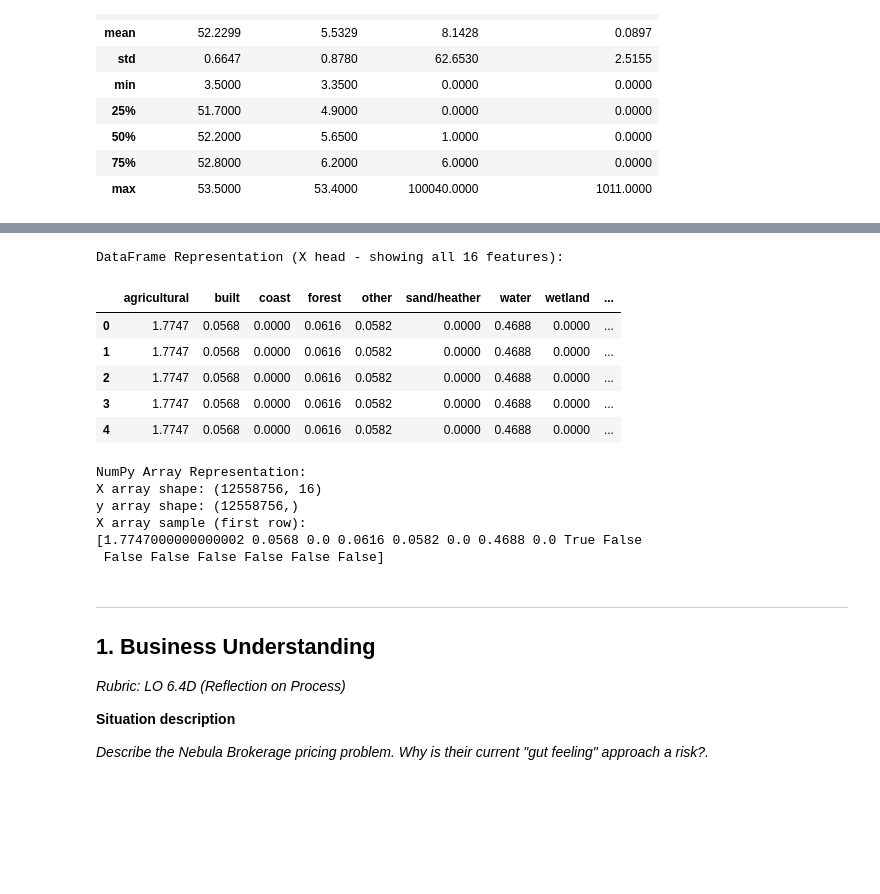
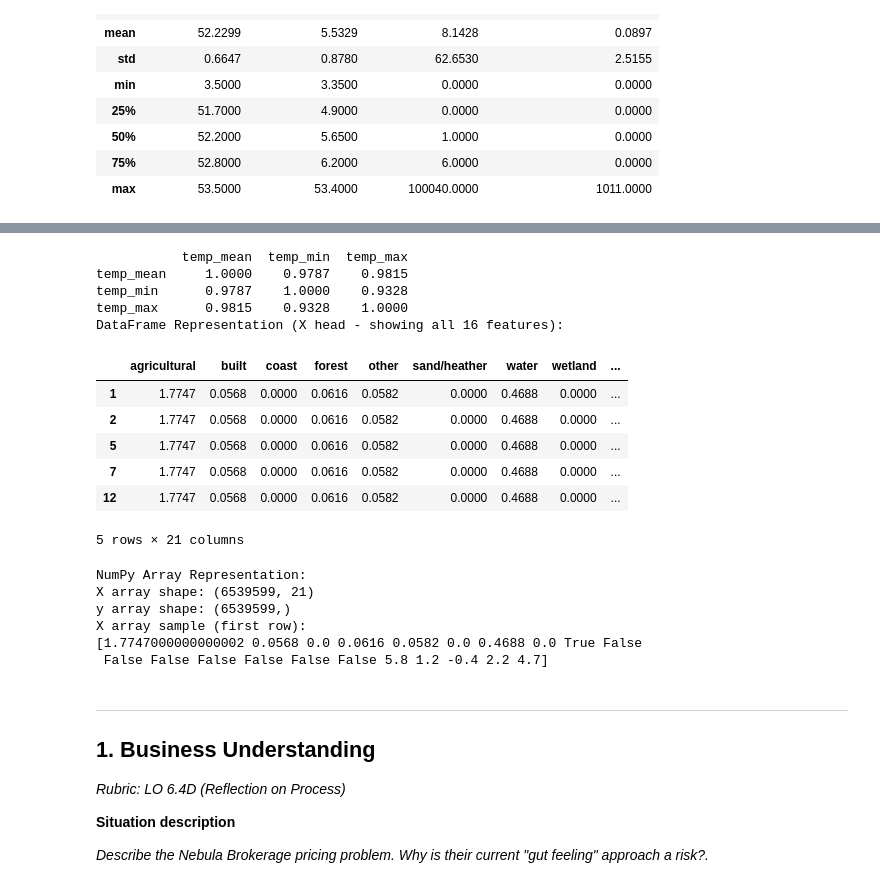
Before and after one commit to XueHu2222/DSAI, a Jupyter notebook: assignment_template_it1.ipynb, the cells around one changed output, grey strips where cells are left out. Drawn from its saved outputs; the diff is of its cells as text; code cells hidden in the pictures; blank space fills up the shorter version.

```diff
--- a/assignment_template_it1.ipynb
+++ b/assignment_template_it1.ipynb
@@ -113,10 +108,9 @@ df_obs_habitat_weather.head()
 # %%
 # CODE CELL: Missing values in the merged dataset
 df_missing = df_obs_habitat_weather[df_obs_habitat_weather.isnull().any(axis=1)]
-display(df_missing)
+display(df_missing.head(10))
 
-df_clean = df_obs_habitat_weather.dropna(subset=['agricultural'], how='all')
-display(df_clean.isnull().sum().to_frame(name='missing_count'))
+df_no_missing = df_obs_habitat_weather.dropna(subset=['agricultural'])
 # %% [output]
 |  | decimalLatitude | decimalLongitude | eventDate | total_observations | speciesgroup_observations | ... |
 | 12558756 | 3.5500 | 53.4000 | 2026-01-01 | 50.0000 | 1011 | ... |
@@ -155,3 +126,12 @@ display(df_clean.isnull().sum().to_frame(name='missing_count'))
 # %%
-df_clean.describe()
+# observations with effort but no fish
+true_absent = df_no_missing[(df_no_missing['total_observations'] > 0) & (df_no_missing['Dicentrarchus labrax'] == 0)]
+print(f"Number of true absent records: {len(true_absent)}")
+
+# no observations at all
+no_effort = df_no_missing[df_no_missing['total_observations'] == 0]
+print(f"Number of no effort records: {len(no_effort)}")
+
+# clean no effort records
+df_clean = df_no_missing[df_no_missing['total_observations'] > 0]
 # %% [output]
@@ -167,20 +141,22 @@ df_clean.describe()
 # %%
 # fixes the SettingWithCopyWarning
 df_clean = df_clean.copy()
-df_clean['Dicentrarchus labrax'] = pd.to_numeric(df_clean['Dicentrarchus labrax'], errors='coerce')
 
 df_clean['eventDate'] = pd.to_datetime(df_clean['eventDate'])
 df_clean['year'] = df_clean['eventDate'].dt.year
 df_clean['month'] = df_clean['eventDate'].dt.month
 
-# ===== Year trend =====
+present_mask = df_clean['Dicentrarchus labrax'] > 0
+absent_mask  = df_clean['Dicentrarchus labrax'] == 0
+
+#Year
 yearly_species = (
     df_clean.groupby('year')['Dicentrarchus labrax']
     .sum()
     .sort_index()
 )
 
-# ===== Month seasonality =====
+# Month seasonality
 monthly_species = (
     df_clean.groupby('month')['Dicentrarchus labrax']
     .sum()
@@ -189,7 +165,7 @@ monthly_species = (
 
 fig, axes = plt.subplots(1, 2, figsize=(16, 4))
 
-# --- left: yearly ---
+# left
 yearly_species.plot(
     ax=axes[0],
     marker='o',
@@ -203,7 +179,7 @@ axes[0].set_ylabel('Total observations')
 # display all years on x-axis with rotation
 axes[0].set_xticks(yearly_species.index)
 
-# --- right: monthly ---
+# right
 monthly_species.plot(
     ax=axes[1],
     marker='o',
@@ -250,0 +234,13 @@ plt.show()
+# %%
+fig, axes = plt.subplots(1, 2, figsize=(12, 4))
+
+for ax, col in zip(axes, ['wind_speed', 'precipitation']):
+    present = df_clean[present_mask][col].dropna()
+    absent  = df_clean[absent_mask][col].dropna()
+    sns.kdeplot(present, ax=ax, color='#E8593C', label='Present')
+    sns.kdeplot(absent,  ax=ax, color='#3B8BD4', label='Absent')
+    ax.set_title(col)
+    ax.legend()
+
+plt.tight_layout()
+plt.show()
@@ -304,42 +318,48 @@ New columns after One-Hot Encoding:
 # %%
 # --- STEP 2.5: DATA FORMAT CONVERSION ---
 
 # Define the feature columns: 8 habitat percentages + 8 OHE habitat indicators = 16 features
 habitat_percentages = ['agricultural', 'built', 'coast', 'forest', 'other', 'sand/heather', 'water', 'wetland']
 encoded_habitats = [col for col in df_final.columns if 'main_hab' in col]
 
-all_features = habitat_percentages + encoded_habitats
+all_features = habitat_percentages + encoded_habitats + ['wind_speed', 'temp_mean', 'precipitation']
 
 # Create the feature matrix X and target vector y
 X = df_final[all_features]
 y = df_final['target']
+
 
 # Convert to NumPy arrays for Scikit-learn
 X_array = X.values
 y_array = y.values
 
 # Verify the shapes and show a sample
 print("DataFrame Representation (X head - showing all 16 features):")
 display(X.head())
 
 print(f"\nNumPy Array Representation:")
 print(f"X array shape: {X_array.shape}")
 print(f"y array shape: {y_array.shape}")
 print(f"X array sample (first row):\n{X_array[0]}")
 # %% [output]
+           temp_mean  temp_min  temp_max
+temp_mean     1.0000    0.9787    0.9815
+temp_min      0.9787    1.0000    0.9328
+temp_max      0.9815    0.9328    1.0000
 DataFrame Representation (X head - showing all 16 features):
 |  | agricultural | built | coast | forest | other | sand/heather | water | wetland | ... |
-| 0 | 1.7747 | 0.0568 | 0.0000 | 0.0616 | 0.0582 | 0.0000 | 0.4688 | 0.0000 | ... |
 | 1 | 1.7747 | 0.0568 | 0.0000 | 0.0616 | 0.0582 | 0.0000 | 0.4688 | 0.0000 | ... |
 | 2 | 1.7747 | 0.0568 | 0.0000 | 0.0616 | 0.0582 | 0.0000 | 0.4688 | 0.0000 | ... |
-| 3 | 1.7747 | 0.0568 | 0.0000 | 0.0616 | 0.0582 | 0.0000 | 0.4688 | 0.0000 | ... |
-| 4 | 1.7747 | 0.0568 | 0.0000 | 0.0616 | 0.0582 | 0.0000 | 0.4688 | 0.0000 | ... |
+| 5 | 1.7747 | 0.0568 | 0.0000 | 0.0616 | 0.0582 | 0.0000 | 0.4688 | 0.0000 | ... |
+| 7 | 1.7747 | 0.0568 | 0.0000 | 0.0616 | 0.0582 | 0.0000 | 0.4688 | 0.0000 | ... |
+| 12 | 1.7747 | 0.0568 | 0.0000 | 0.0616 | 0.0582 | 0.0000 | 0.4688 | 0.0000 | ... |
-NumPy Array Representation:
-X array shape: (12558756, 16)
-y array shape: (12558756,)
-X array sample (first row):
-[1.7747000000000002 0.0568 0.0 0.0616 0.0582 0.0 0.4688 0.0 True False
- False False False False False False]
+5 rows × 21 columns
+NumPy Array Representation:
+X array shape: (6539599, 21)
+y array shape: (6539599,)
+X array sample (first row):
+[1.7747000000000002 0.0568 0.0 0.0616 0.0582 0.0 0.4688 0.0 True False
+ False False False False False False 5.8 1.2 -0.4 2.2 4.7]
 # %% [markdown]
 ---
 
```
Also changed, not shown: parts of 11 cells of this notebook.
